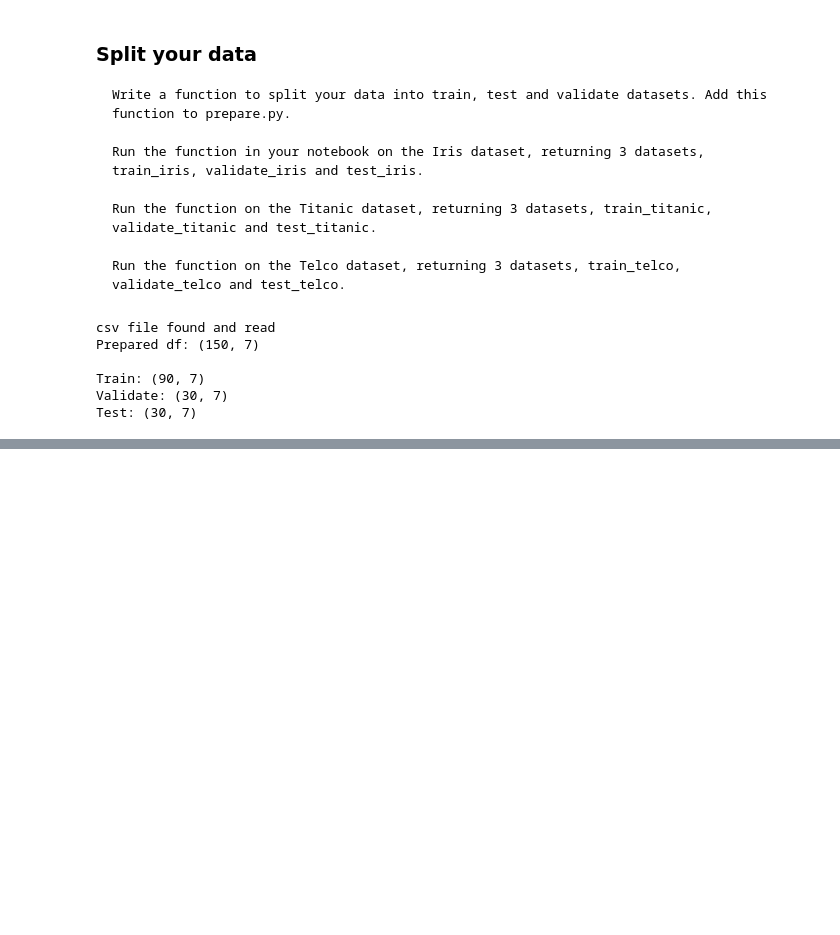
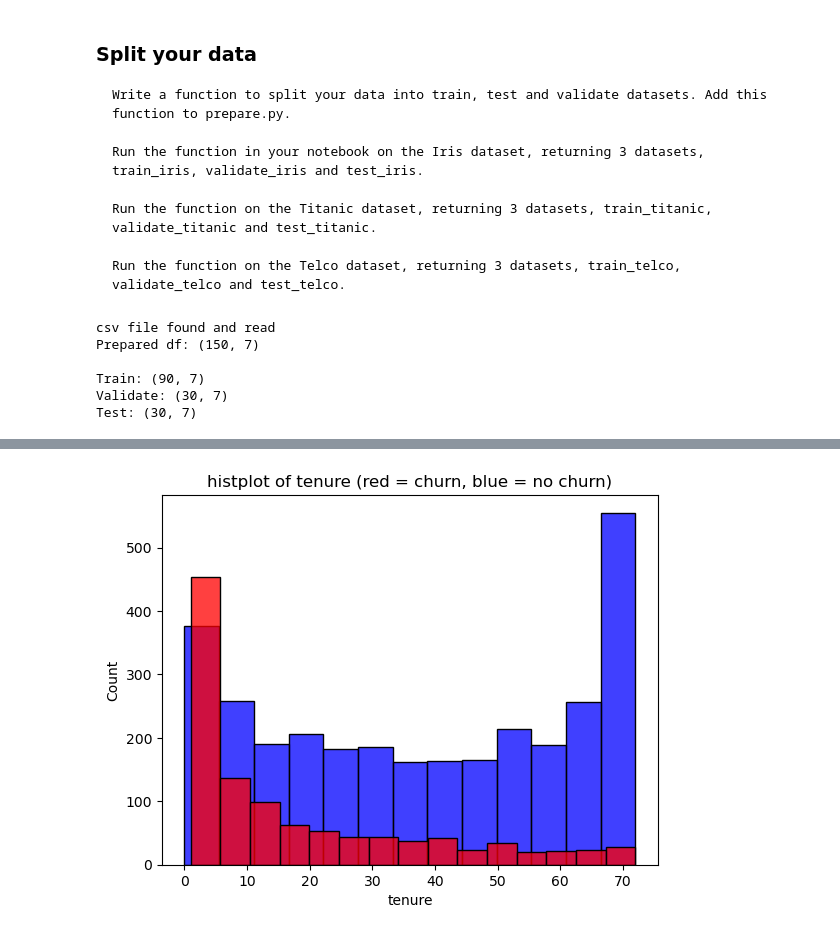
Before and after one commit to corey-hermesch/classification-exercises, a Jupyter notebook: classification_exercises.ipynb, the cells around one changed output, grey strips where cells are left out. Drawn from its saved outputs; the diff is of its cells as text; code cells hidden in the pictures; blank space fills up the shorter version.

```diff
--- a/classification_exercises.ipynb
+++ b/classification_exercises.ipynb
@@ -1233,0 +1262,7 @@ plt.show()
+# %%
+sns.histplot(ne_train[ne_train.churn == 'No'].tenure, color='blue')
+sns.histplot(ne_train[ne_train.churn == 'Yes'].tenure, color='red')
+plt.title('histplot of tenure (red = churn, blue = no churn)')
+plt.show()
+# %% [output]
+[figure, added]
```
Also changed, not shown: parts of 122 cells of this notebook, 2 other files.
